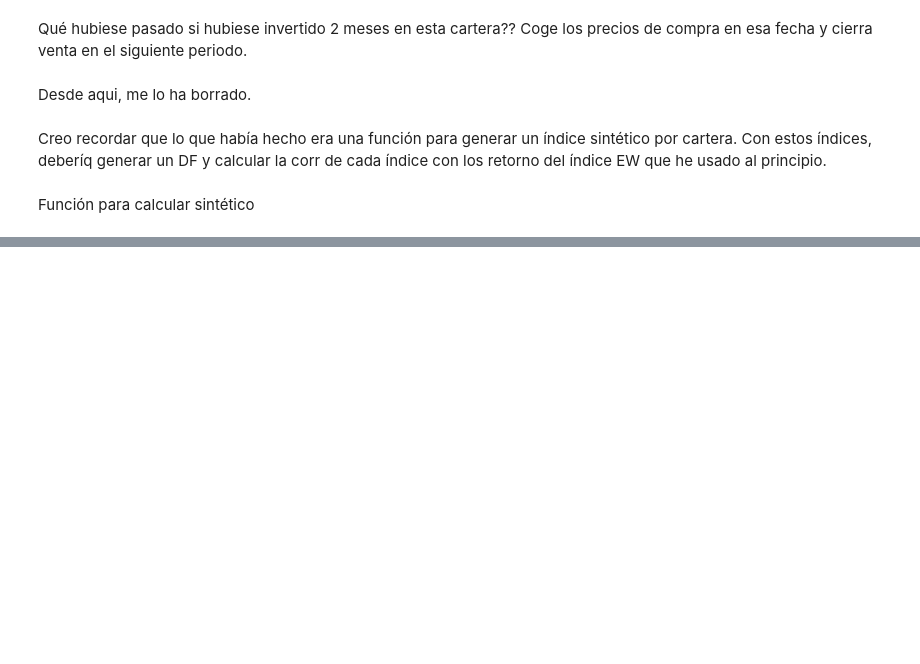
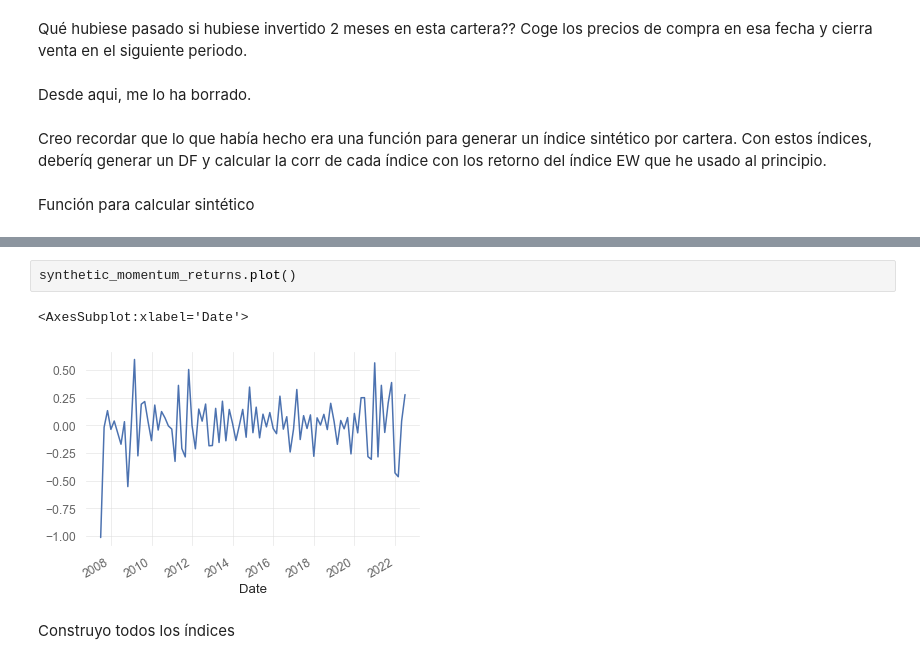
Before and after one commit to NicoGuillen/Backtest, a Jupyter notebook: Quant_Features.ipynb, the cells around one changed output, grey strips where cells are left out. Drawn from its saved outputs; the diff is of its cells as text; blank space fills up the shorter version.

```diff
--- a/Quant_Features.ipynb
+++ b/Quant_Features.ipynb
@@ -2249,0 +2232,7 @@ def calcular_sintético(cartera, data):
+# %%
+synthetic_momentum_returns.plot()
+# %% [output]
+<AxesSubplot:xlabel='Date'>
+[figure, added]
+# %% [markdown]
+Construyo todos los índices
```
Also changed, not shown: parts of 22 cells of this notebook.
